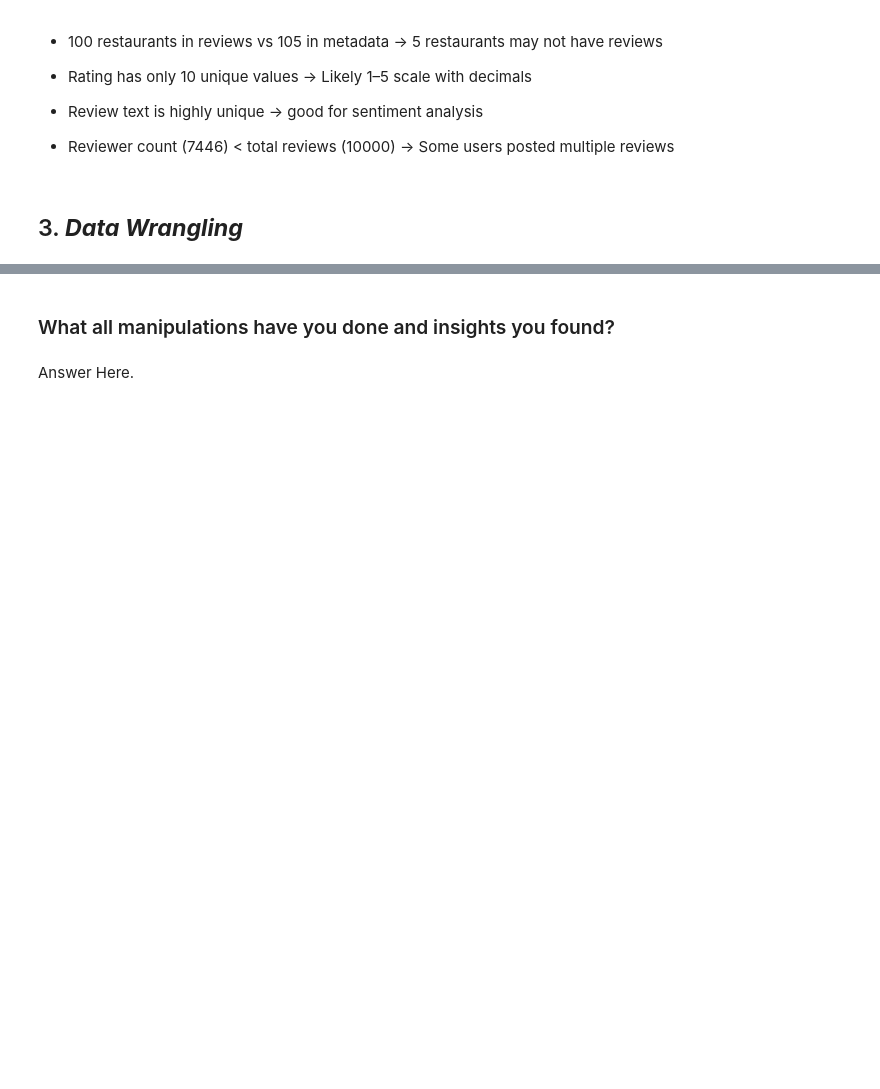
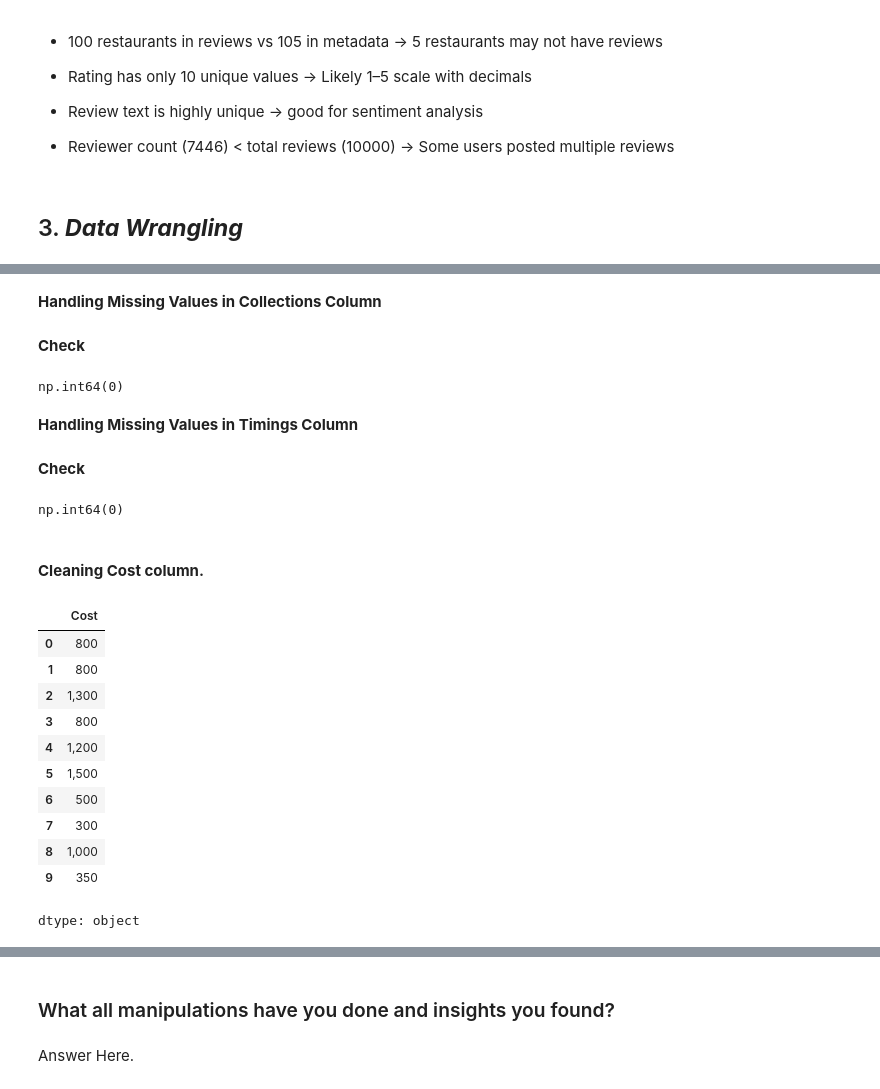
Before and after one commit to Sagarjain93/Machine-Learning-Portfolio, a Jupyter notebook: 03_ML_Practice/Zomato_Restaurant_Clustering/notebook/Sagar_jain_Capstone_Project_Zomato_Restaurant_Clustering.ipynb, the cells around one changed output, grey strips where cells are left out. Saved outputs shown, nothing was run; the diff lists cells and outputs as text; code cells hidden in the pictures; blank space fills up the shorter version.

```diff
--- a/03_ML_Practice/Zomato_Restaurant_Clustering/notebook/Sagar_jain_Capstone_Project_Zomato_Restaurant_Clustering.ipynb
+++ b/03_ML_Practice/Zomato_Restaurant_Clustering/notebook/Sagar_jain_Capstone_Project_Zomato_Restaurant_Clustering.ipynb
@@ -405,0 +563,2 @@ reviews_df.nunique()
+# %% [markdown]
+**Handling Missing Values in Collections Column**
@@ -405,0 +567,8 @@ reviews_df.nunique()
+# %% [markdown]
+**Check**
+# %%
+metadata_df["Collections"].isnull().sum()
+# %% [output]
+np.int64(0)
+# %% [markdown]
+**Handling Missing Values in Timings Column**
@@ -405,0 +577,23 @@ reviews_df.nunique()
+# %% [markdown]
+**Check**
+# %%
+metadata_df["Timings"].isnull().sum()
+# %% [output]
+np.int64(0)
+# %% [markdown]
+#### **Cleaning Cost column.**
+# %%
+metadata_df["Cost"].head(10)
+# %% [output]
+|  | Cost |
+| 0 | 800 |
+| 1 | 800 |
+| 2 | 1,300 |
+| 3 | 800 |
+| 4 | 1,200 |
+| 5 | 1,500 |
+| 6 | 500 |
+| 7 | 300 |
+| 8 | 1,000 |
+| 9 | 350 |
+dtype: object
```
Also changed, not shown: parts of 40 cells of this notebook.
